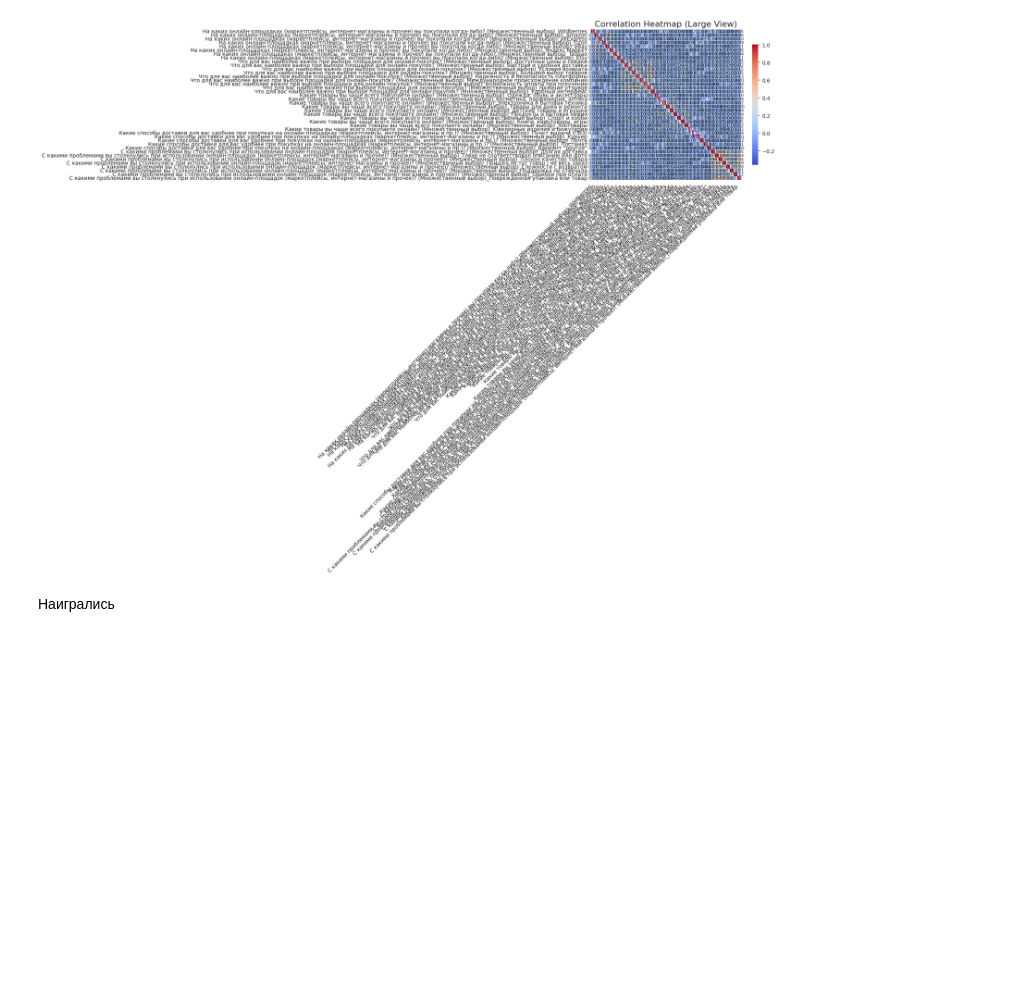
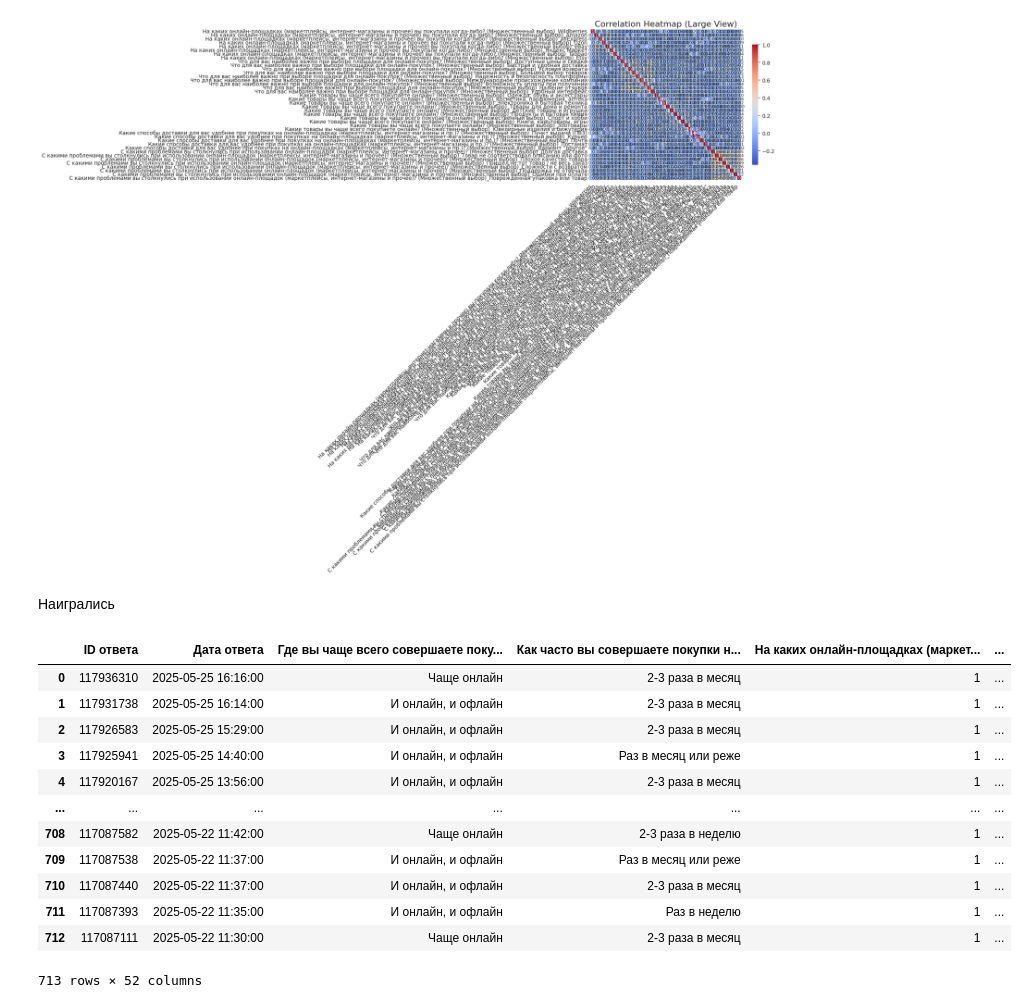
Before and after one commit to TheoDaimonn/WB_test, a Jupyter notebook: research/main.ipynb, the cells around one changed output. Drawn from its saved outputs; the diff is of its cells as text; code cells hidden in the pictures; blank space fills up the shorter version.

```diff
--- a/research/main.ipynb
+++ b/research/main.ipynb
@@ -527,3 +535,19 @@ plt.show()
 [figure]
 # %% [markdown]
 Наигрались
+# %%
+df
+# %% [output]
+|  | ID ответа | Дата ответа | Где вы чаще всего совершаете поку... | Как часто вы совершаете покупки н... | На каких онлайн-площадках (маркет... | ... |
+| 0 | 117936310 | 2025-05-25 16:16:00 | Чаще онлайн | 2-3 раза в месяц | 1 | ... |
+| 1 | 117931738 | 2025-05-25 16:14:00 | И онлайн, и офлайн | 2-3 раза в месяц | 1 | ... |
+| 2 | 117926583 | 2025-05-25 15:29:00 | И онлайн, и офлайн | 2-3 раза в месяц | 1 | ... |
+| 3 | 117925941 | 2025-05-25 14:40:00 | И онлайн, и офлайн | Раз в месяц или реже | 1 | ... |
+| 4 | 117920167 | 2025-05-25 13:56:00 | И онлайн, и офлайн | 2-3 раза в месяц | 1 | ... |
+| ... | ... | ... | ... | ... | ... | ... |
+| 708 | 117087582 | 2025-05-22 11:42:00 | Чаще онлайн | 2-3 раза в неделю | 1 | ... |
+| 709 | 117087538 | 2025-05-22 11:37:00 | И онлайн, и офлайн | Раз в месяц или реже | 1 | ... |
+| 710 | 117087440 | 2025-05-22 11:37:00 | И онлайн, и офлайн | 2-3 раза в месяц | 1 | ... |
+| 711 | 117087393 | 2025-05-22 11:35:00 | И онлайн, и офлайн | Раз в неделю | 1 | ... |
+| 712 | 117087111 | 2025-05-22 11:30:00 | Чаще онлайн | 2-3 раза в месяц | 1 | ... |
+713 rows × 52 columns
```
Also changed, not shown: parts of 18 cells of this notebook, 1 other file.
